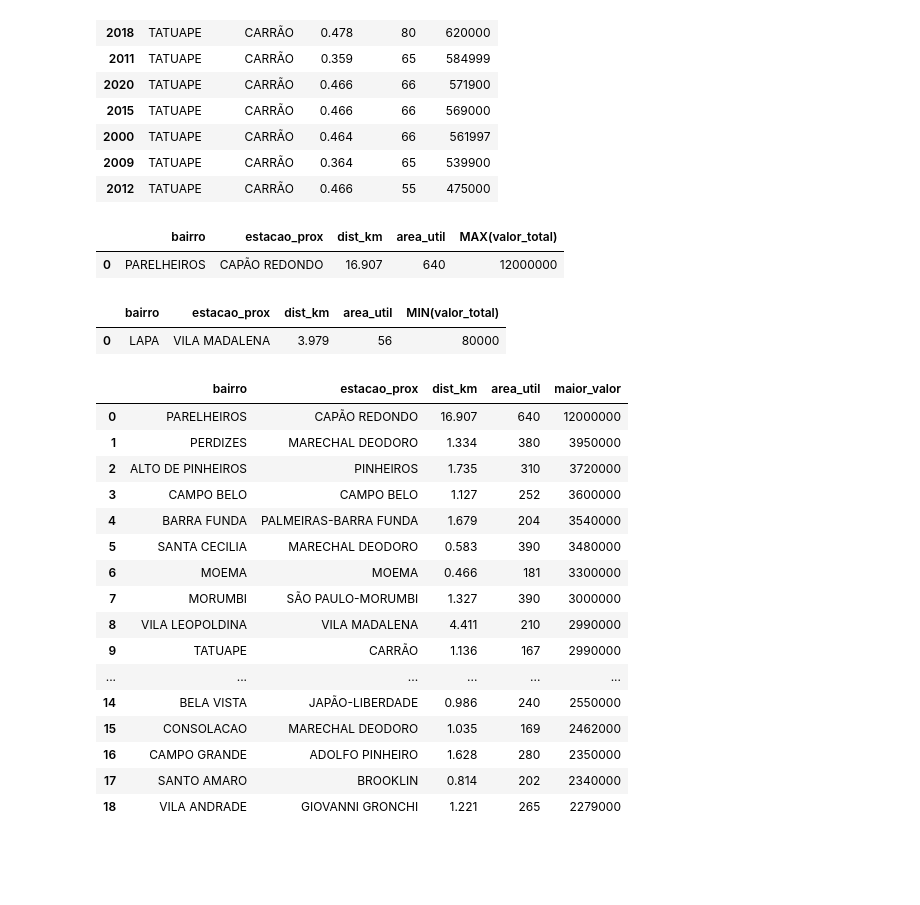
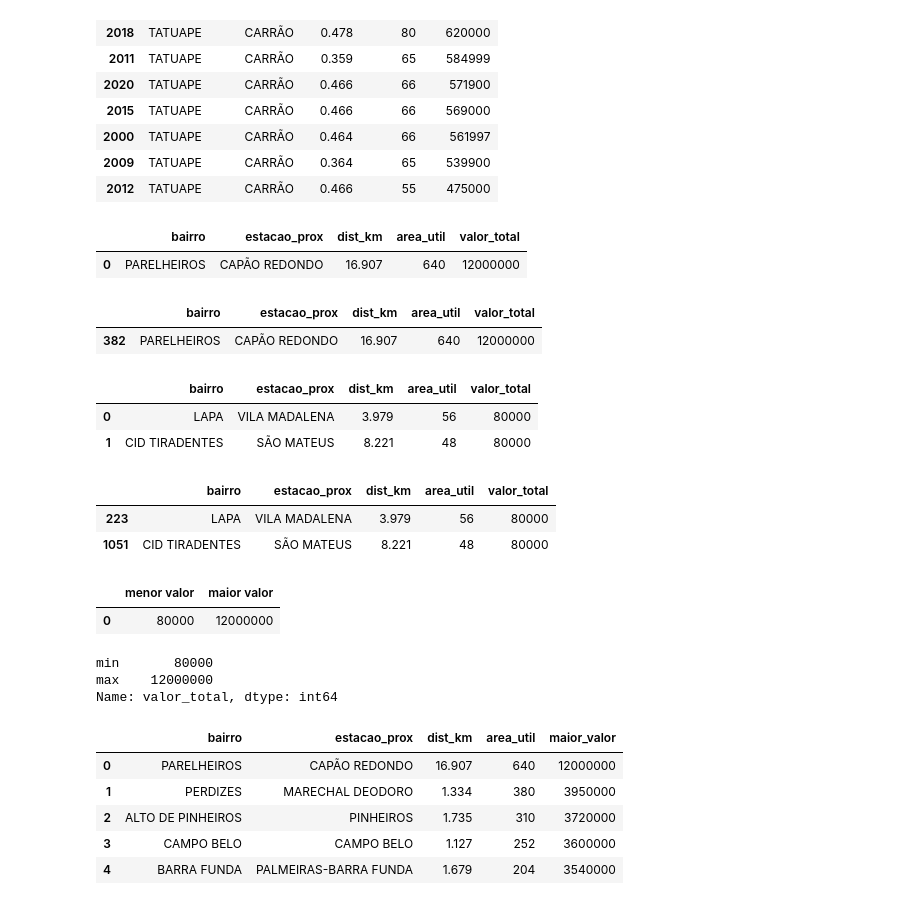
Before and after one commit to roger437unix/kaggle, a Jupyter notebook: aptos-sp.ipynb, the cells around one changed output. Saved outputs shown, nothing was run; the diff lists cells and outputs as text; code cells hidden in the pictures; blank space fills up the shorter version.

```diff
--- a/aptos-sp.ipynb
+++ b/aptos-sp.ipynb
@@ -331,39 +352,61 @@ df2[['bairro', 'estacao_prox', 'dist_km', 'area_util', 'valor_total']][(df2['bai
 | 2009 | TATUAPE | CARRÃO | 0.364 | 65 | 539900 |
 | 2012 | TATUAPE | CARRÃO | 0.466 | 55 | 475000 |
 # %%
-# Apartamento com maior valor
+# Apartamento com maior valor [SQL]
 
-sql('SELECT bairro, estacao_prox, dist_km, area_util, MAX(valor_total) FROM df2')
+sql('SELECT bairro, estacao_prox, dist_km, area_util, valor_total FROM df2 \
+WHERE valor_total IN (SELECT MAX(valor_total) FROM df2)')
 # %% [output]
-|  | bairro | estacao_prox | dist_km | area_util | MAX(valor_total) |
+|  | bairro | estacao_prox | dist_km | area_util | valor_total |
 | 0 | PARELHEIROS | CAPÃO REDONDO | 16.907 | 640 | 12000000 |
+# %%
+# Apartamento com maior valor [Pandas]
+
+df2[['bairro', 'estacao_prox', 'dist_km', 'area_util', 'valor_total']] [df2['valor_total'] == df2['valor_total'].max()]
+# %% [output]
+|  | bairro | estacao_prox | dist_km | area_util | valor_total |
+| 382 | PARELHEIROS | CAPÃO REDONDO | 16.907 | 640 | 12000000 |
 # %%
-# Apartamento de menor valor
+# Apartamento de menor valor [SQL]
 
-sql('SELECT bairro, estacao_prox, dist_km, area_util, MIN(valor_total) FROM df2')
+sql('SELECT bairro, estacao_prox, dist_km, area_util, valor_total FROM df2 \
+WHERE valor_total IN (SELECT MIN(valor_total) FROM df2)')
 # %% [output]
-|  | bairro | estacao_prox | dist_km | area_util | MIN(valor_total) |
+|  | bairro | estacao_prox | dist_km | area_util | valor_total |
 | 0 | LAPA | VILA MADALENA | 3.979 | 56 | 80000 |
+| 1 | CID TIRADENTES | SÃO MATEUS | 8.221 | 48 | 80000 |
+# %%
+# Apartamento de menor valor [Pandas]
+
+df2[['bairro', 'estacao_prox', 'dist_km', 'area_util', 'valor_total']] [df2['valor_total'] == df2['valor_total'].min()]
+# %% [output]
+|  | bairro | estacao_prox | dist_km | area_util | valor_total |
+| 223 | LAPA | VILA MADALENA | 3.979 | 56 | 80000 |
+| 1051 | CID TIRADENTES | SÃO MATEUS | 8.221 | 48 | 80000 |
+# %%
+# Obtendo preço do apartamento de menor e maior valor [SQL]
+
+sql('SELECT MIN(valor_total) AS "menor valor", MAX(valor_total) AS "maior valor" FROM df2')
+# %% [output]
+|  | menor valor | maior valor |
+| 0 | 80000 | 12000000 |
+# %%
+# Obtendo preço do apartamento de menor e maior valor [Pandas]
+
+df2['valor_total'].agg(['min', 'max'])
+# %% [output]
+min       80000
+max    12000000
+Name: valor_total, dtype: int64
 # %%
-# Agrupamento por bairro os apartamentos de maior valor
+# Agrupando por bairro os apartamentos de maior valor [SQL]
 
 sql('SELECT bairro, estacao_prox, dist_km, area_util, MAX(valor_total) AS maior_valor FROM df2 \
-WHERE valor_total > 2000000 GROUP BY bairro ORDER BY maior_valor DESC')
+WHERE valor_total > 2000000 GROUP BY bairro ORDER BY maior_valor DESC LIMIT 5')
 # %% [output]
 |  | bairro | estacao_prox | dist_km | area_util | maior_valor |
 | 0 | PARELHEIROS | CAPÃO REDONDO | 16.907 | 640 | 12000000 |
 | 1 | PERDIZES | MARECHAL DEODORO | 1.334 | 380 | 3950000 |
 | 2 | ALTO DE PINHEIROS | PINHEIROS | 1.735 | 310 | 3720000 |
 | 3 | CAMPO BELO | CAMPO BELO | 1.127 | 252 | 3600000 |
 | 4 | BARRA FUNDA | PALMEIRAS-BARRA FUNDA | 1.679 | 204 | 3540000 |
-| 5 | SANTA CECILIA | MARECHAL DEODORO | 0.583 | 390 | 3480000 |
-| 6 | MOEMA | MOEMA | 0.466 | 181 | 3300000 |
-| 7 | MORUMBI | SÃO PAULO-MORUMBI | 1.327 | 390 | 3000000 |
-| 8 | VILA LEOPOLDINA | VILA MADALENA | 4.411 | 210 | 2990000 |
-| 9 | TATUAPE | CARRÃO | 1.136 | 167 | 2990000 |
-| ... | ... | ... | ... | ... | ... |
-| 14 | BELA VISTA | JAPÃO-LIBERDADE | 0.986 | 240 | 2550000 |
-| 15 | CONSOLACAO | MARECHAL DEODORO | 1.035 | 169 | 2462000 |
-| 16 | CAMPO GRANDE | ADOLFO PINHEIRO | 1.628 | 280 | 2350000 |
-| 17 | SANTO AMARO | BROOKLIN | 0.814 | 202 | 2340000 |
-| 18 | VILA ANDRADE | GIOVANNI GRONCHI | 1.221 | 265 | 2279000 |
```
Also changed, not shown: parts of 21 cells of this notebook.
